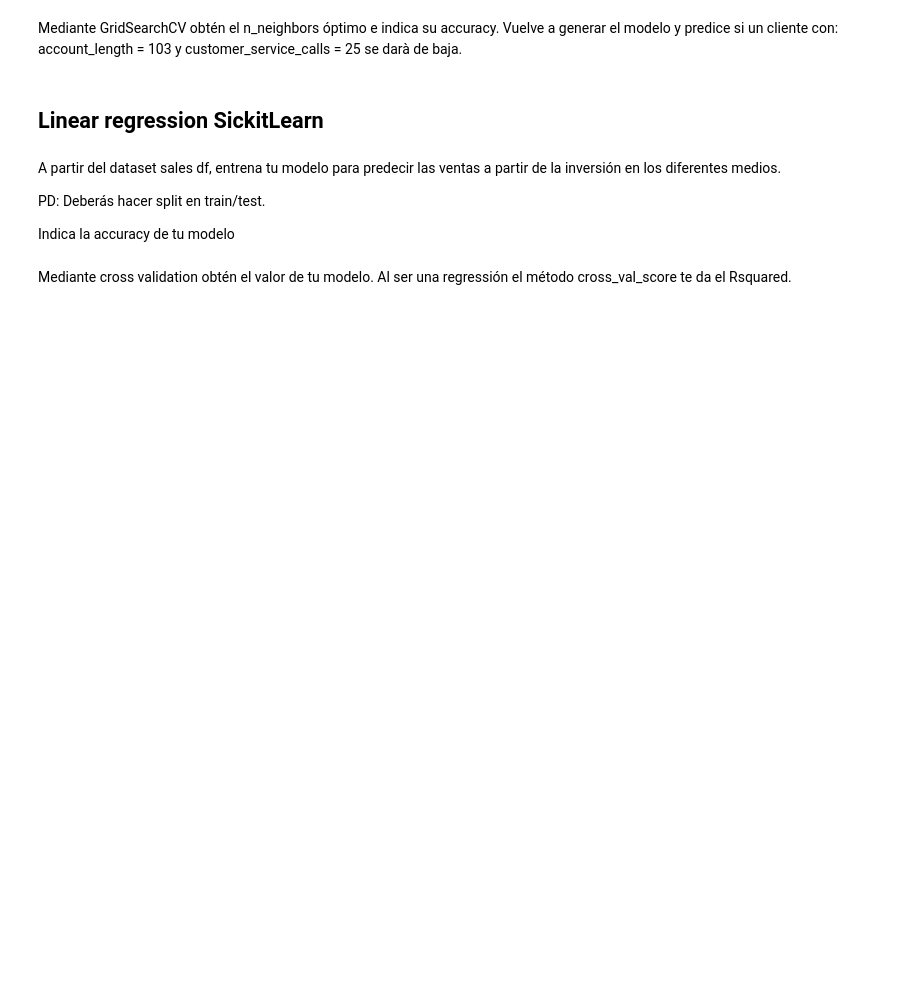
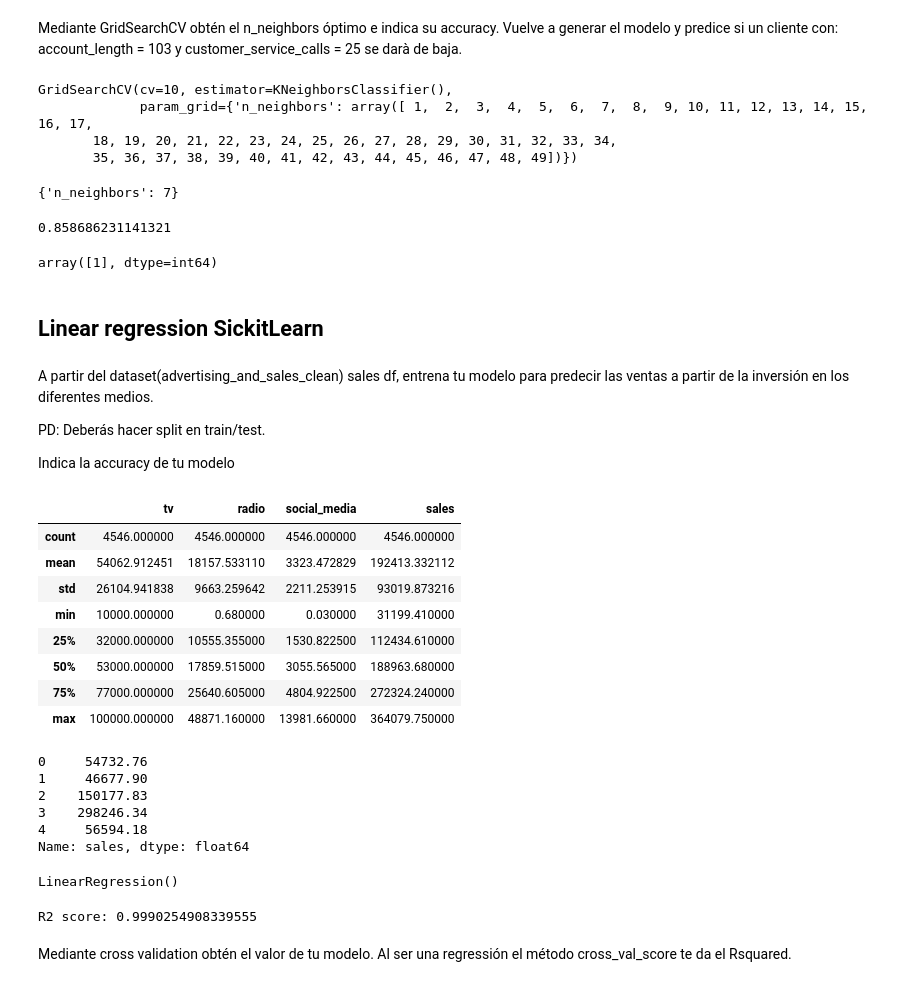
Before and after one commit to MarcMartinezM/PracticasIABigData, a Jupyter notebook: DATA SCIENCE MODELS ESTADÍSTICS/SickitLearn Classification/ML_SickitLearn_Classification_Regression.ipynb, the cells around one changed output. Cells and saved outputs as stored; diff of their text form; code cells hidden in the pictures; blank space fills up the shorter version.

Commit message:
commit KNN+ RegLineal finish

```diff
--- a/DATA SCIENCE MODELS ESTADÍSTICS/SickitLearn Classification/ML_SickitLearn_Classification_Regression.ipynb
+++ b/DATA SCIENCE MODELS ESTADÍSTICS/SickitLearn Classification/ML_SickitLearn_Classification_Regression.ipynb
@@ -212,7 +221,7 @@ knn_opt = KNeighborsClassifier()
 
 #creamos dict de parametro
 
-param = {'n_neighbors': np.arange(4,11)}
+param = {'n_neighbors': np.arange(1,50)}
 
 #usamos grid_search que te calculo el modelo para todos los n_neighbords
 
@@ -221,3 +230,8 @@ knn_gsv = GridSearchCV(knn_opt, param,cv=10)
 #etrenamos modelo
 
 knn_gsv.fit(df_churn_clean,y_churn)
+# %% [output]
+GridSearchCV(cv=10, estimator=KNeighborsClassifier(),
+             param_grid={'n_neighbors': array([ 1,  2,  3,  4,  5,  6,  7,  8,  9, 10, 11, 12, 13, 14, 15, 16, 17,
+       18, 19, 20, 21, 22, 23, 24, 25, 26, 27, 28, 29, 30, 31, 32, 33, 34,
+       35, 36, 37, 38, 39, 40, 41, 42, 43, 44, 45, 46, 47, 48, 49])})
@@ -226,8 +238,53 @@ knn_gsv.best_score_
+# %%
+# cantidad optima de vecinos
+
+knn_gsv.best_params_
+# %% [output]
+{'n_neighbors': 7}
+# %%
+#mejor acc
+
+knn_gsv.best_score_
+# %% [output]
+0.858686231141321
+# %%
+data_predict = pd.DataFrame([{'account_length':103, 'customer_service_calls':25}])
+
+knn_gsv.predict(data_predict)
+# %% [output]
+array([1], dtype=int64)
 # %% [markdown]
 ## Linear regression SickitLearn
 # %% [markdown]
-A partir del dataset sales df, entrena tu modelo para predecir las ventas a partir de la inversión en los diferentes medios.
+A partir del dataset(advertising_and_sales_clean) sales df, entrena tu modelo para predecir las ventas a partir de la inversión en los diferentes medios.
 
 PD: Deberás hacer split en train/test.
 
 Indica la accuracy de tu modelo
+# %%
+df_sales = pd.read_csv('advertising_and_sales_clean.csv')
+
+df_sales.describe()
+# %% [output]
+|  | tv | radio | social_media | sales |
+| count | 4546.000000 | 4546.000000 | 4546.000000 | 4546.000000 |
+| mean | 54062.912451 | 18157.533110 | 3323.472829 | 192413.332112 |
+| std | 26104.941838 | 9663.259642 | 2211.253915 | 93019.873216 |
+| min | 10000.000000 | 0.680000 | 0.030000 | 31199.410000 |
+| 25% | 32000.000000 | 10555.355000 | 1530.822500 | 112434.610000 |
+| 50% | 53000.000000 | 17859.515000 | 3055.565000 | 188963.680000 |
+| 75% | 77000.000000 | 25640.605000 | 4804.922500 | 272324.240000 |
+| max | 100000.000000 | 48871.160000 | 13981.660000 | 364079.750000 |
+# %%
+#antes de dividir dataset en entramiento y test, tengo que eliminar la columna a predecir
+X = df_sales[['tv','radio','social_media']]
+y = df_sales['sales']
+
+y.head()
+# %% [output]
+0     54732.76
+1     46677.90
+2    150177.83
+3    298246.34
+4     56594.18
+Name: sales, dtype: float64
@@ -234,3 +294,22 @@ Indica la accuracy de tu modelo
+# %%
+from sklearn.linear_model import LinearRegression
+
+# Crear una instancia del modelo de regresión lineal
+reg = LinearRegression()
+
+# Entrenar el modelo con los datos de entrenamiento
+reg.fit(x_train,y_train)
+# %% [output]
+LinearRegression()
+# %%
+# Hacer predicciones en los datos de prueba
+y_pred = reg.predict(x_test)
+
+# Calcular el R2 score
+r2 = r2_score(y_test, y_pred)
+print('R2 score:', r2)
+# %% [output]
+R2 score: 0.9990254908339555
 # %% [markdown]
 Mediante cross validation obtén el valor de tu modelo.
 Al ser una regressión el método cross_val_score te da el Rsquared.
```
Also changed, not shown: parts of 9 cells of this notebook, 1 other file.
